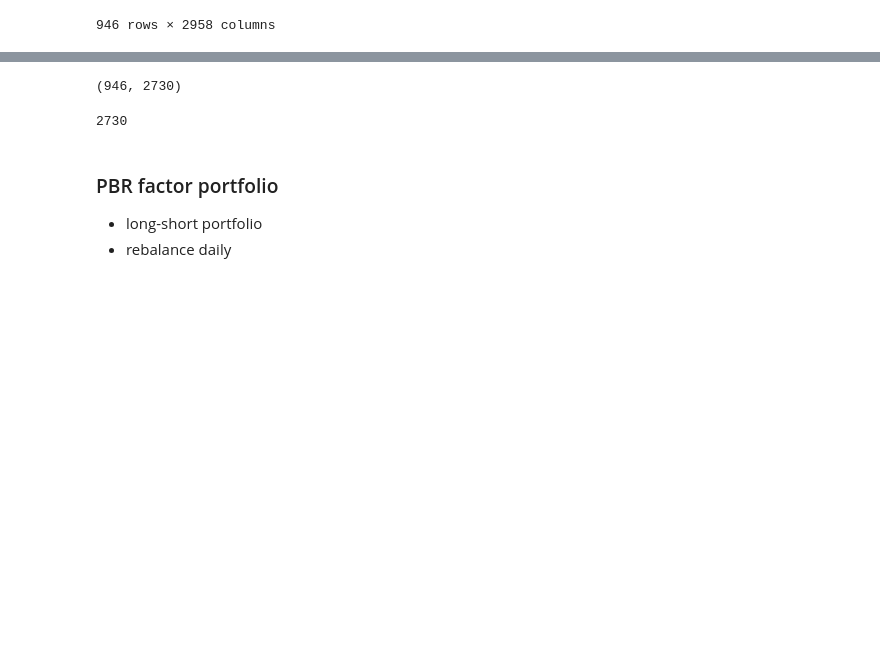
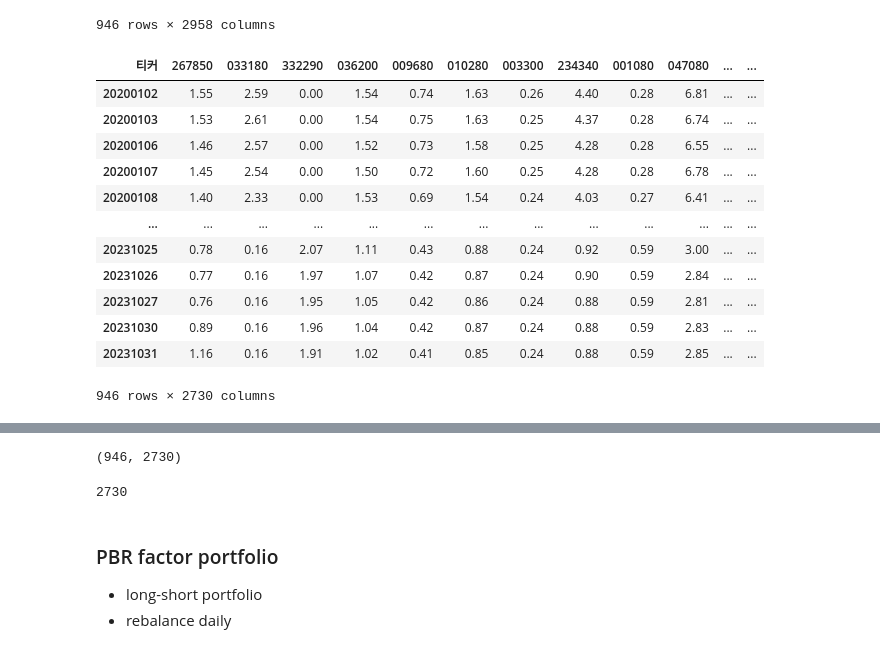
Before and after one commit to jaepil-choi/fbaquant23, a Jupyter notebook: c1.2fai/hw/FAI_hw07_jaepilchoi.ipynb, the cells around one changed output, grey strips where cells are left out. Drawn from its saved outputs; the diff is of its cells as text; code cells hidden in the pictures; blank space fills up the shorter version.

```diff
--- a/c1.2fai/hw/FAI_hw07_jaepilchoi.ipynb
+++ b/c1.2fai/hw/FAI_hw07_jaepilchoi.ipynb
@@ -199,3 +199,19 @@ marcap_df
 946 rows × 2958 columns
 # %%
 PBR_df = KRXfunda(date_list).get_data('PBR')
+# %%
+PBR_df
+# %% [output]
+| 티커 | 267850 | 033180 | 332290 | 036200 | 009680 | 010280 | 003300 | 234340 | 001080 | 047080 | ... | ... |
+| 20200102 | 1.55 | 2.59 | 0.00 | 1.54 | 0.74 | 1.63 | 0.26 | 4.40 | 0.28 | 6.81 | ... | ... |
+| 20200103 | 1.53 | 2.61 | 0.00 | 1.54 | 0.75 | 1.63 | 0.25 | 4.37 | 0.28 | 6.74 | ... | ... |
+| 20200106 | 1.46 | 2.57 | 0.00 | 1.52 | 0.73 | 1.58 | 0.25 | 4.28 | 0.28 | 6.55 | ... | ... |
+| 20200107 | 1.45 | 2.54 | 0.00 | 1.50 | 0.72 | 1.60 | 0.25 | 4.28 | 0.28 | 6.78 | ... | ... |
+| 20200108 | 1.40 | 2.33 | 0.00 | 1.53 | 0.69 | 1.54 | 0.24 | 4.03 | 0.27 | 6.41 | ... | ... |
+| ... | ... | ... | ... | ... | ... | ... | ... | ... | ... | ... | ... | ... |
+| 20231025 | 0.78 | 0.16 | 2.07 | 1.11 | 0.43 | 0.88 | 0.24 | 0.92 | 0.59 | 3.00 | ... | ... |
+| 20231026 | 0.77 | 0.16 | 1.97 | 1.07 | 0.42 | 0.87 | 0.24 | 0.90 | 0.59 | 2.84 | ... | ... |
+| 20231027 | 0.76 | 0.16 | 1.95 | 1.05 | 0.42 | 0.86 | 0.24 | 0.88 | 0.59 | 2.81 | ... | ... |
+| 20231030 | 0.89 | 0.16 | 1.96 | 1.04 | 0.42 | 0.87 | 0.24 | 0.88 | 0.59 | 2.83 | ... | ... |
+| 20231031 | 1.16 | 0.16 | 1.91 | 1.02 | 0.41 | 0.85 | 0.24 | 0.88 | 0.59 | 2.85 | ... | ... |
+946 rows × 2730 columns
```
Also changed, not shown: parts of 8 cells of this notebook.
